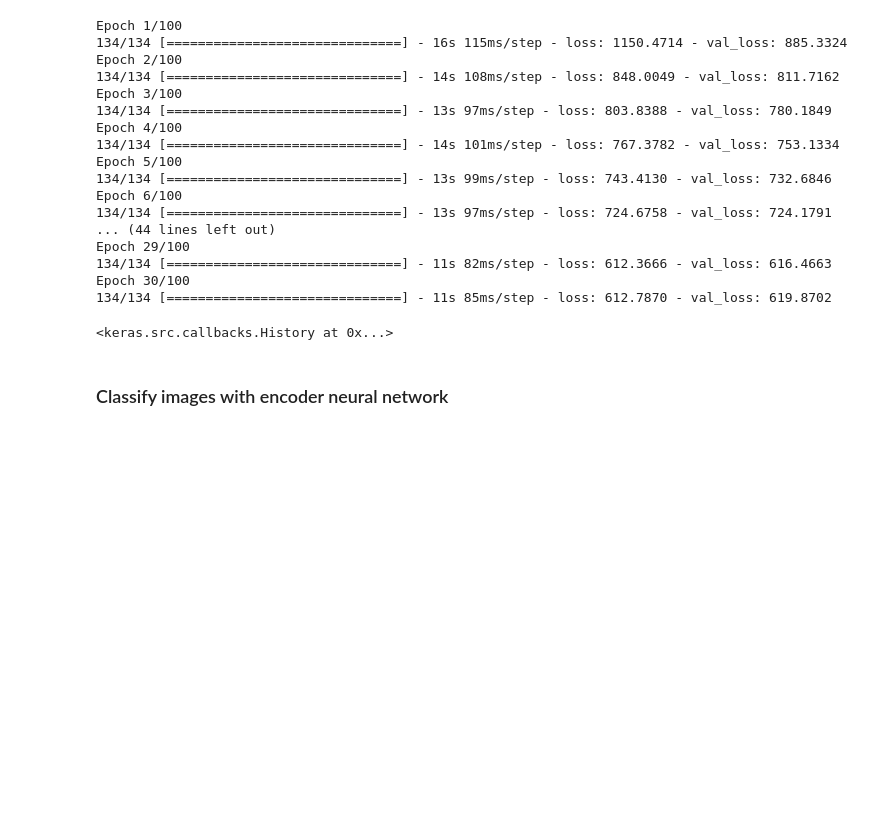
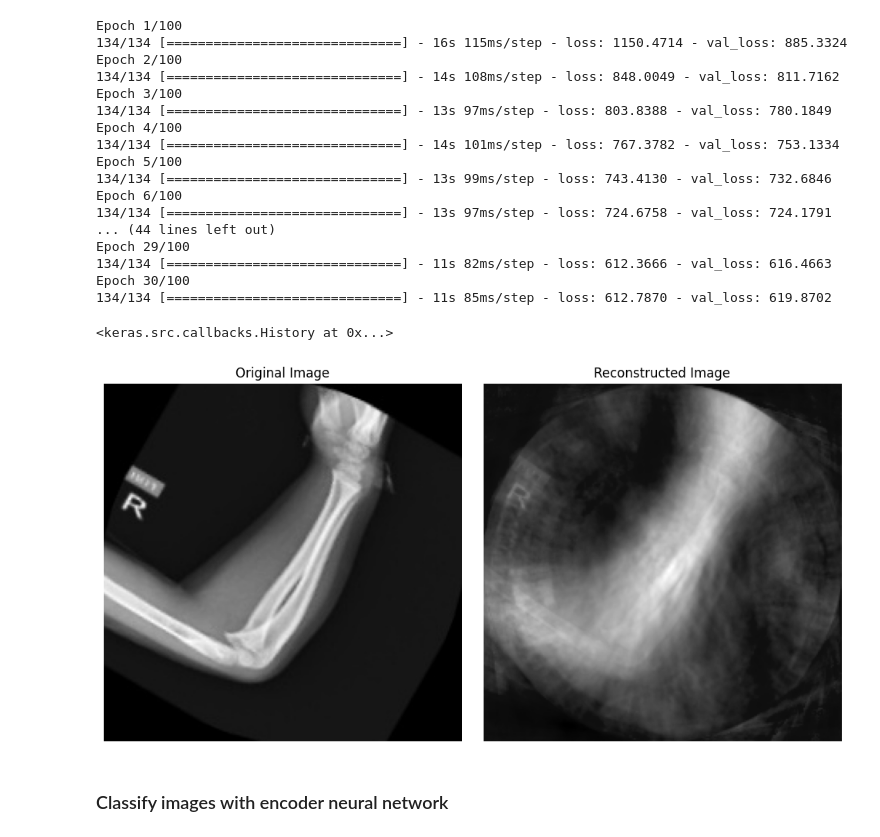
Before and after one commit to tlevietpdx/dimension-reduction-ml, a Jupyter notebook: run.ipynb, the cells around one changed output. Cells and saved outputs as stored; diff of their text form; code cells hidden in the pictures; blank space fills up the shorter version.

Commit message:
Add PCA reconstructed image code to run.ipynb.

```diff
--- a/run.ipynb
+++ b/run.ipynb
@@ -225,6 +224,7 @@ Image(filename='architecture/pca_decoder_architecture.png')
 # %% [markdown]
 ### MSE Loss on PCA + Decoder
 # %%
+early_stopping = EarlyStopping(monitor='val_loss', patience=5, restore_best_weights=True)
 pca_decoder.fit(x_train_pca, x_train, epochs=100, batch_size=64, validation_data=(x_val_pca, x_val), callbacks=[early_stopping])
 # %% [output]
 Epoch 1/100
@@ -245,6 +245,25 @@ Epoch 29/100
 Epoch 30/100
 134/134 [==============================] - 11s 85ms/step - loss: 612.7870 - val_loss: 619.8702
 <keras.src.callbacks.History at 0x...>
+# %%
+original_image = x_val[123].reshape(224, 224)
+reconstructed_image = pca_decoder.predict(np.expand_dims(x_val_pca[123],axis=0)).reshape(224, 224)
+
+# Plot the images using matplotlib
+fig, axes = plt.subplots(1, 2, figsize=(10, 5))
+
+axes[0].imshow(original_image, cmap='gray')
+axes[0].set_title('Original Image')
+axes[0].axis('off')
+
+axes[1].imshow(reconstructed_image, cmap='gray')
+axes[1].set_title('Reconstructed Image')
+axes[1].axis('off')
+
+plt.tight_layout()
+plt.show()
+# %% [output]
+[figure, added]
 # %% [markdown]
 ### Classify images with encoder neural network
 # %%
```
Also changed, not shown: parts of 1 cell of this notebook.
